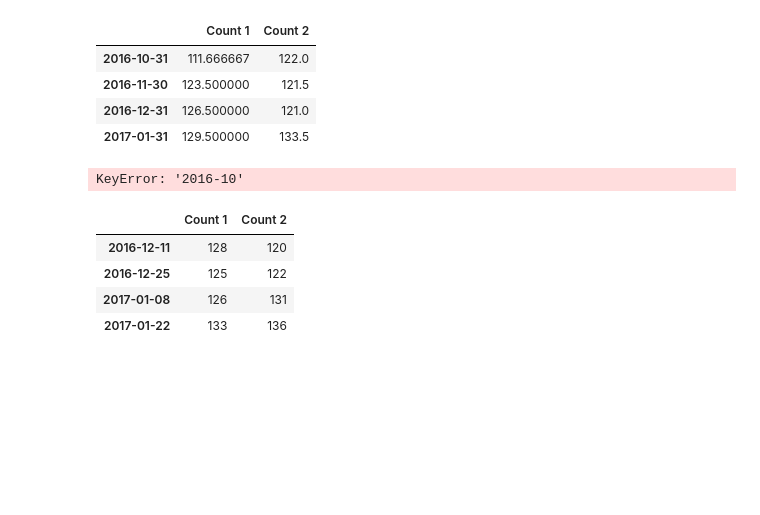
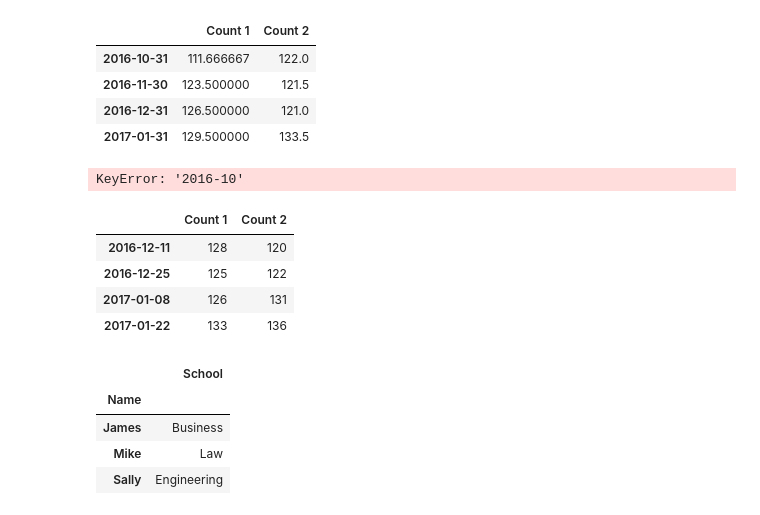
Before and after one commit to mrioshe/AppliedDataScienceWithPython, a Jupyter notebook: IntroductionToDataScienceInPython/week3_MoreDataProcessingWithPandas/MoreDataProcessingWithPandas.ipynb, the cells around one changed output. Saved outputs shown, nothing was run; the diff lists cells and outputs as text; code cells hidden in the pictures; blank space fills up the shorter version.

```diff
--- a/IntroductionToDataScienceInPython/week3_MoreDataProcessingWithPandas/MoreDataProcessingWithPandas.ipynb
+++ b/IntroductionToDataScienceInPython/week3_MoreDataProcessingWithPandas/MoreDataProcessingWithPandas.ipynb
@@ -1065,0 +1080,8 @@ df['2016-12':]
+# %%
+student_df.head()
+# %% [output]
+|  | School |
+| Name |  |
+| James | Business |
+| Mike | Law |
+| Sally | Engineering |
```
Also changed, not shown: parts of 14 cells of this notebook.
